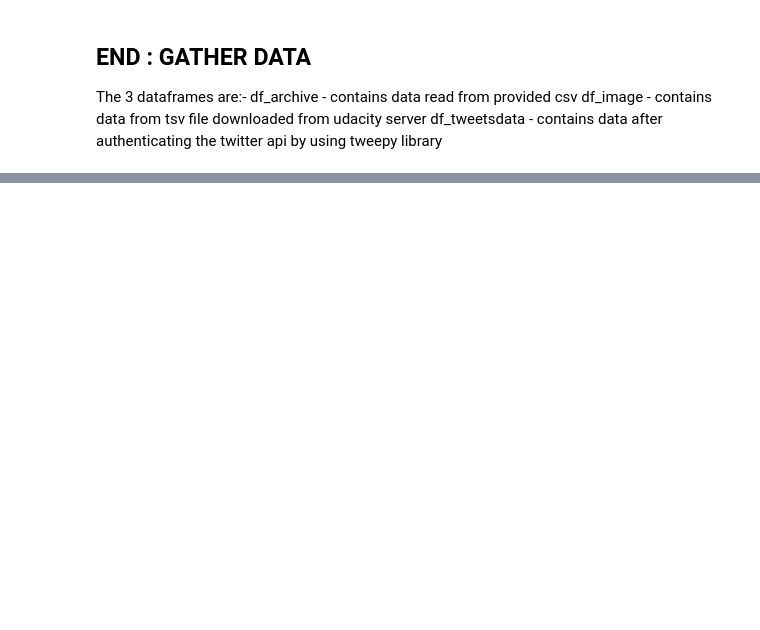
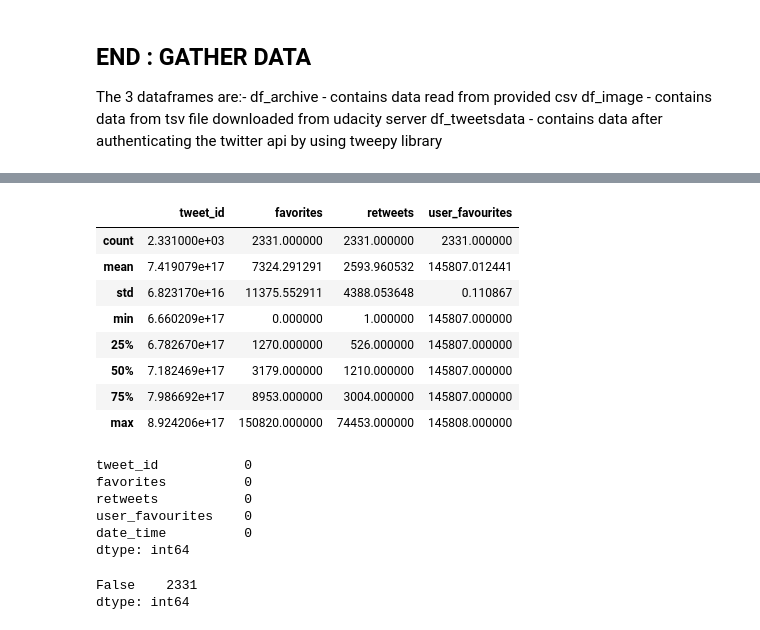
Before and after one commit to ujwalakale/Wrangle-And-Analyse-Data-WeRate-Dogs, a Jupyter notebook: wrangle_act.ipynb, the cells around one changed output, grey strips where cells are left out. Cells and saved outputs as stored; diff of their text form; code cells hidden in the pictures; blank space fills up the shorter version.

```diff
--- a/wrangle_act.ipynb
+++ b/wrangle_act.ipynb
@@ -237,0 +398,26 @@ df_tweetsdata - contains data after authenticating the twitter api by using twee
+# %%
+df_tweetsdata.describe()
+# %% [output]
+|  | tweet_id | favorites | retweets | user_favourites |
+| count | 2.331000e+03 | 2331.000000 | 2331.000000 | 2331.000000 |
+| mean | 7.419079e+17 | 7324.291291 | 2593.960532 | 145807.012441 |
+| std | 6.823170e+16 | 11375.552911 | 4388.053648 | 0.110867 |
+| min | 6.660209e+17 | 0.000000 | 1.000000 | 145807.000000 |
+| 25% | 6.782670e+17 | 1270.000000 | 526.000000 | 145807.000000 |
+| 50% | 7.182469e+17 | 3179.000000 | 1210.000000 | 145807.000000 |
+| 75% | 7.986692e+17 | 8953.000000 | 3004.000000 | 145807.000000 |
+| max | 8.924206e+17 | 150820.000000 | 74453.000000 | 145808.000000 |
+# %%
+df_tweetsdata.isnull().sum()   #no null values identified
+# %% [output]
+tweet_id           0
+favorites          0
+retweets           0
+user_favourites    0
+date_time          0
+dtype: int64
+# %%
+df_tweetsdata.duplicated().value_counts()   #no duplicates identified
+# %% [output]
+False    2331
+dtype: int64
```
Also changed, not shown: parts of 96 cells of this notebook.
